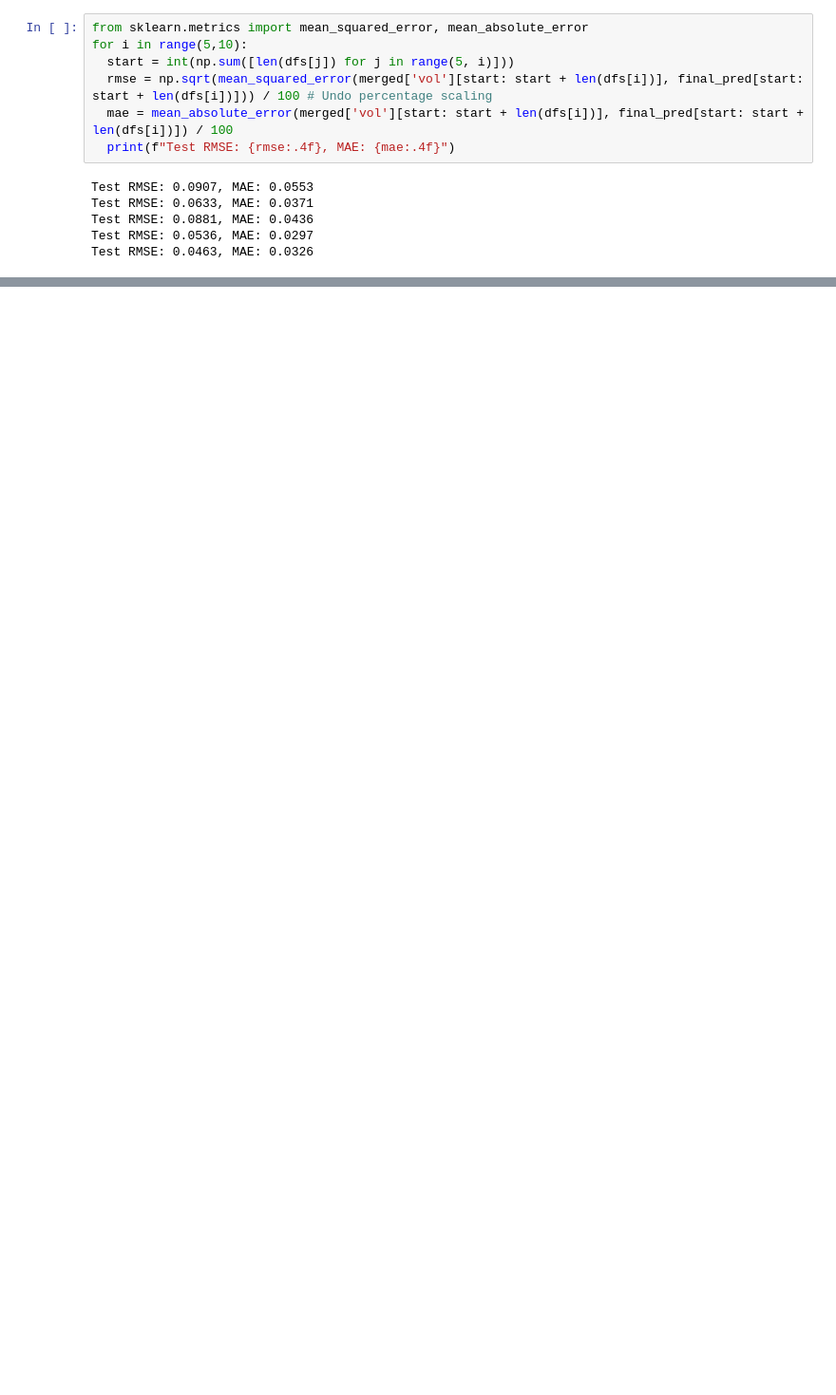
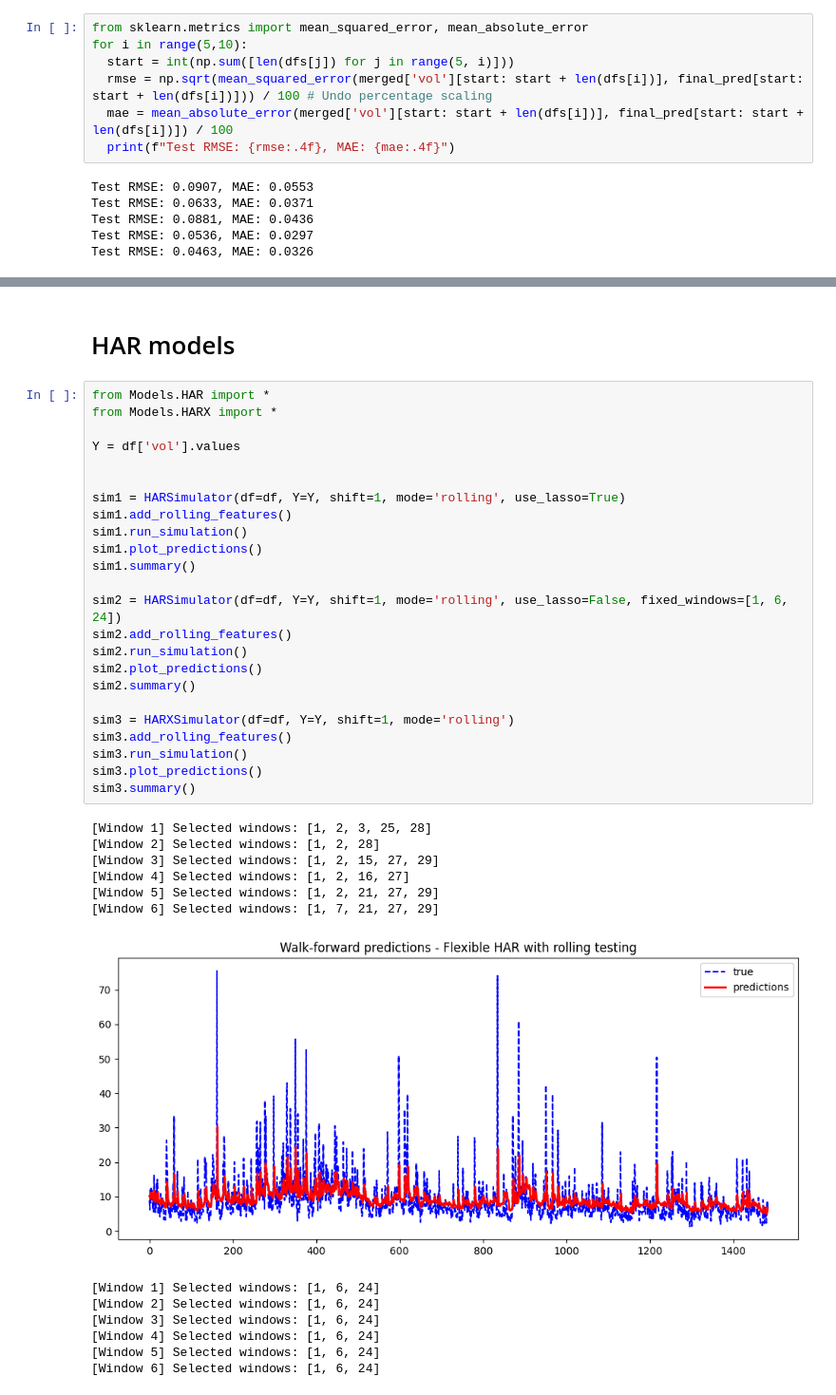
Before and after one commit to AugusteDP-git/bitcoin-volatility-forecasting, a Jupyter notebook: main.ipynb, the cells around one changed output, grey strips where cells are left out. Shown at 95% size. Saved outputs shown, nothing was run; the diff lists cells and outputs as text; blank space fills up the shorter version.

Commit message:
'Including models in main'

```diff
--- a/main.ipynb
+++ b/main.ipynb
@@ -240,0 +243,40 @@ Test RMSE: 0.0463, MAE: 0.0326
+# %% [markdown]
+# HAR models
+# %%
+from Models.HAR import *
+from Models.HARX import *
+
+Y = df['vol'].values
+
+
+sim1 = HARSimulator(df=df, Y=Y, shift=1, mode='rolling', use_lasso=True)
+sim1.add_rolling_features()
+sim1.run_simulation()
+sim1.plot_predictions()
+sim1.summary()
+
+sim2 = HARSimulator(df=df, Y=Y, shift=1, mode='rolling', use_lasso=False, fixed_windows=[1, 6, 24])
+sim2.add_rolling_features()
+sim2.run_simulation()
+sim2.plot_predictions()
+sim2.summary()
+
+sim3 = HARXSimulator(df=df, Y=Y, shift=1, mode='rolling')
+sim3.add_rolling_features()
+sim3.run_simulation()
+sim3.plot_predictions()
+sim3.summary()
+# %% [output]
+[Window 1] Selected windows: [1, 2, 3, 25, 28]
+[Window 2] Selected windows: [1, 2, 28]
+[Window 3] Selected windows: [1, 2, 15, 27, 29]
+[Window 4] Selected windows: [1, 2, 16, 27]
+[Window 5] Selected windows: [1, 2, 21, 27, 29]
+[Window 6] Selected windows: [1, 7, 21, 27, 29]
+[figure, added]
+[Window 1] Selected windows: [1, 6, 24]
+[Window 2] Selected windows: [1, 6, 24]
+[Window 3] Selected windows: [1, 6, 24]
+[Window 4] Selected windows: [1, 6, 24]
+[Window 5] Selected windows: [1, 6, 24]
+[Window 6] Selected windows: [1, 6, 24]
```
Also changed, not shown: parts of 7 cells of this notebook, 3 other files.
